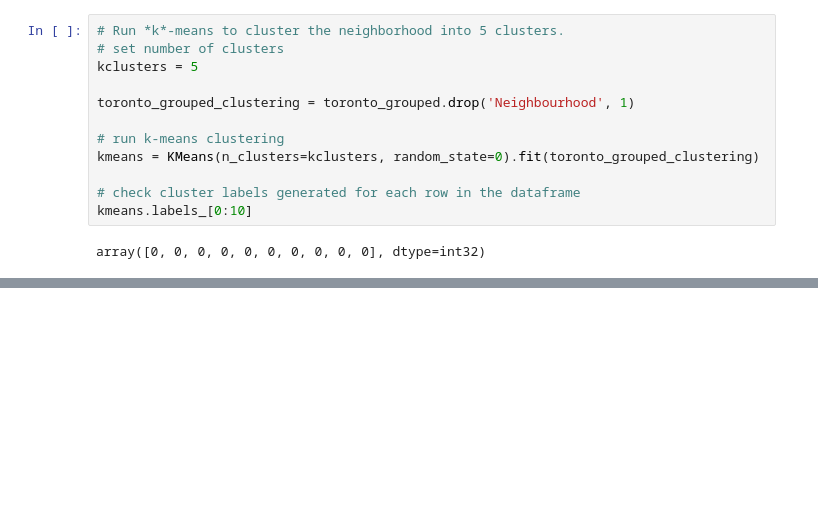
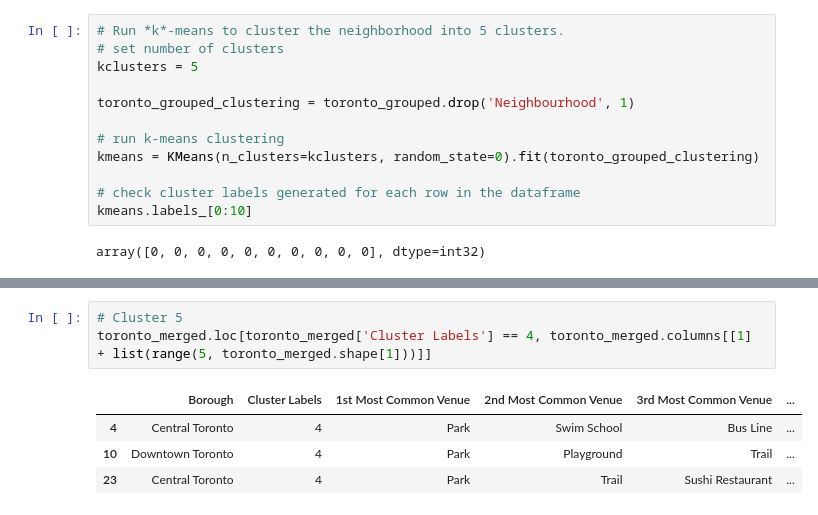
Before and after one commit to kyuahn/github-example, a Jupyter notebook: Toronto Clustering.ipynb, the cells around one changed output, grey strips where cells are left out. Saved outputs shown, nothing was run; the diff lists cells and outputs as text; blank space fills up the shorter version.

```diff
--- a/Toronto Clustering.ipynb
+++ b/Toronto Clustering.ipynb
@@ -461,0 +503,8 @@ map_clusters
+# %%
+# Cluster 5
+toronto_merged.loc[toronto_merged['Cluster Labels'] == 4, toronto_merged.columns[[1] + list(range(5, toronto_merged.shape[1]))]]
+# %% [output]
+|  | Borough | Cluster Labels | 1st Most Common Venue | 2nd Most Common Venue | 3rd Most Common Venue | ... |
+| 4 | Central Toronto | 4 | Park | Swim School | Bus Line | ... |
+| 10 | Downtown Toronto | 4 | Park | Playground | Trail | ... |
+| 23 | Central Toronto | 4 | Park | Trail | Sushi Restaurant | ... |
```
Also changed, not shown: parts of 5 cells of this notebook.
